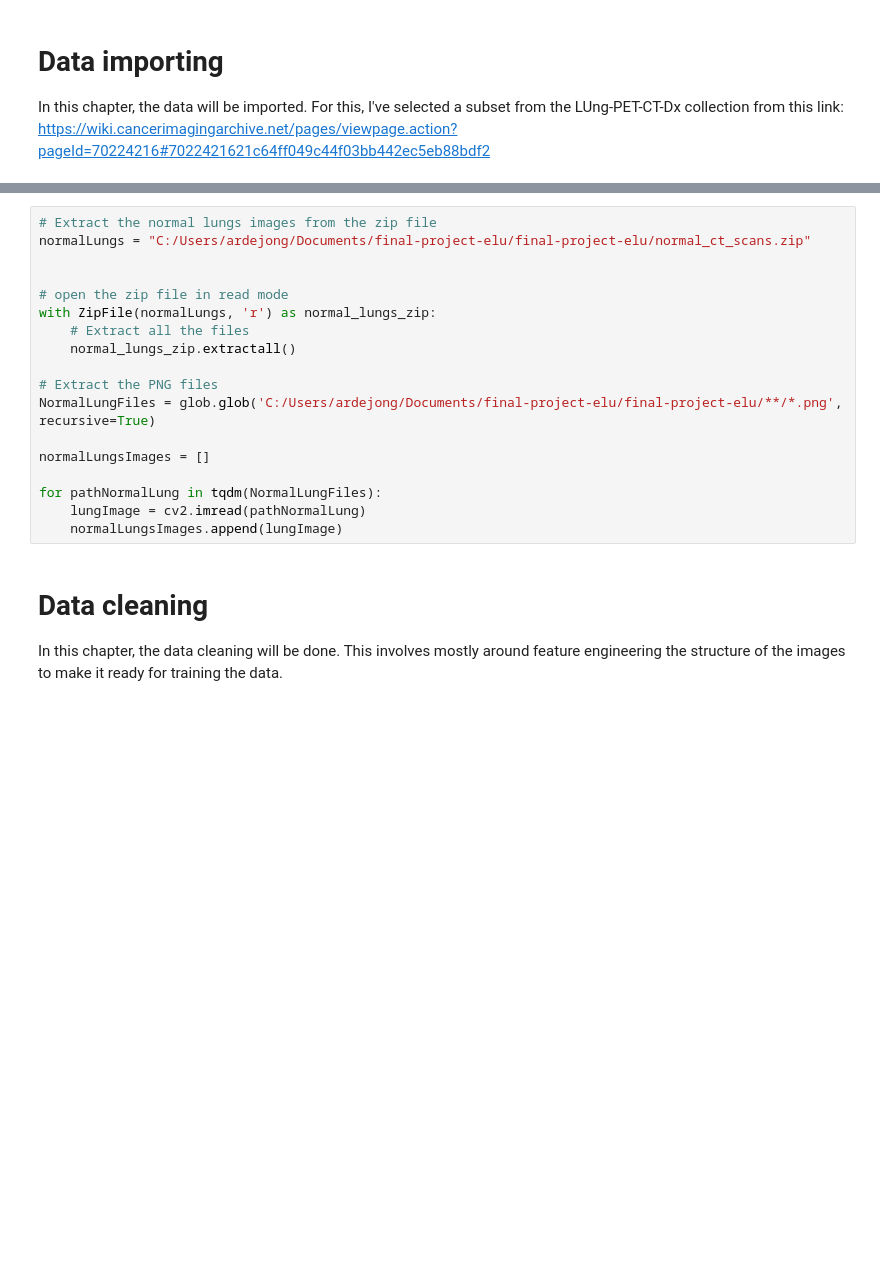
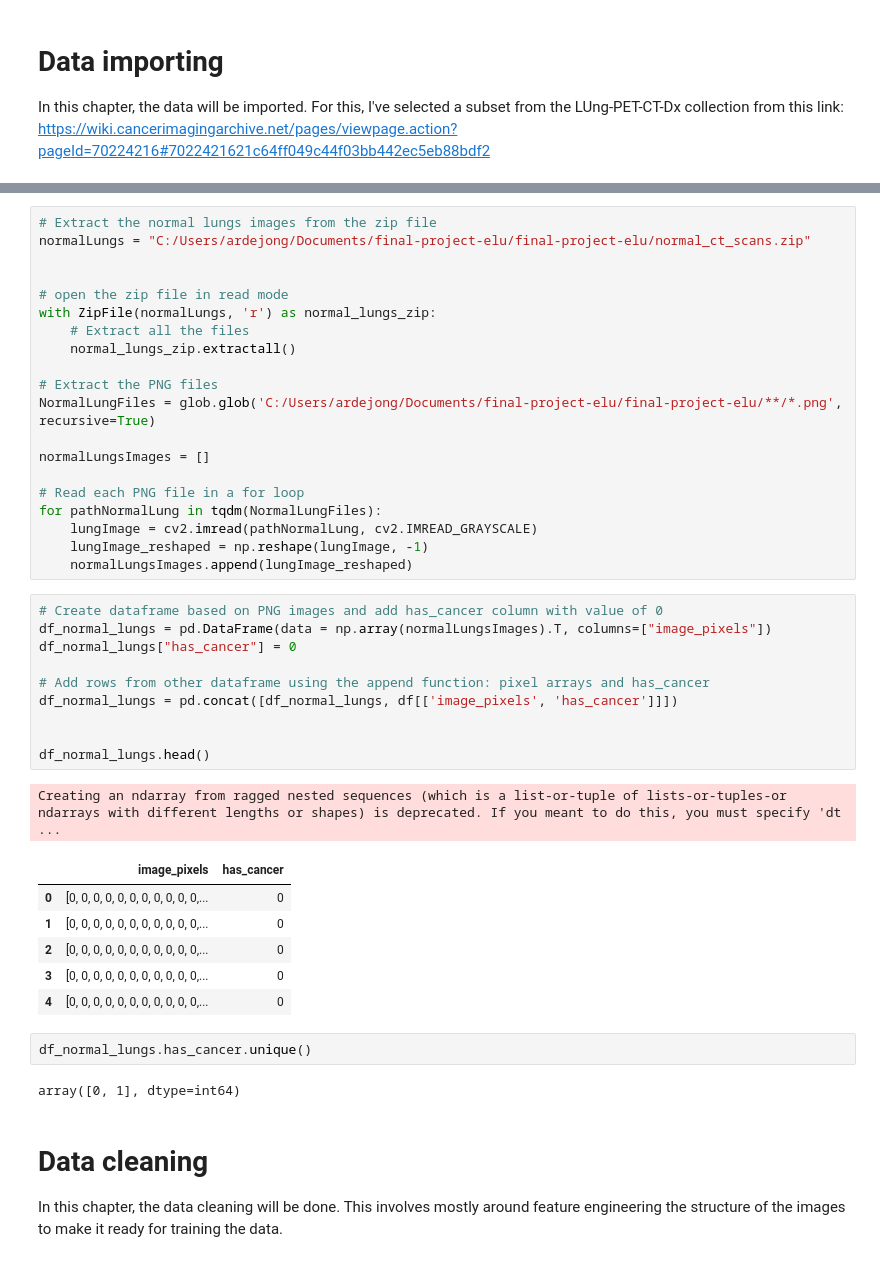
Before and after one commit to arondejong99/final-project-elu, a Jupyter notebook: final-project.ipynb, the cells around one changed output, grey strips where cells are left out. Drawn from its saved outputs; the diff is of its cells as text; blank space fills up the shorter version.

```diff
--- a/final-project.ipynb
+++ b/final-project.ipynb
@@ -79,9 +79,33 @@ NormalLungFiles = glob.glob('C:/Users/ardejong/Documents/final-project-elu/final
 
 normalLungsImages = []
 
+# Read each PNG file in a for loop
 for pathNormalLung in tqdm(NormalLungFiles):
-    lungImage = cv2.imread(pathNormalLung)
-    normalLungsImages.append(lungImage)
+    lungImage = cv2.imread(pathNormalLung, cv2.IMREAD_GRAYSCALE)
+    lungImage_reshaped = np.reshape(lungImage, -1)
+    normalLungsImages.append(lungImage_reshaped)
+# %%
+# Create dataframe based on PNG images and add has_cancer column with value of 0
+df_normal_lungs = pd.DataFrame(data = np.array(normalLungsImages).T, columns=["image_pixels"])
+df_normal_lungs["has_cancer"] = 0
+
+# Add rows from other dataframe using the append function: pixel arrays and has_cancer
+df_normal_lungs = pd.concat([df_normal_lungs, df[['image_pixels', 'has_cancer']]])
+
+
+df_normal_lungs.head()
+# %% [output]
+Creating an ndarray from ragged nested sequences (which is a list-or-tuple of lists-or-tuples-or ndarrays with different lengths or shapes) is deprecated. If you meant to do this, you must specify 'dt ...
+|  | image_pixels | has_cancer |
+| 0 | [0, 0, 0, 0, 0, 0, 0, 0, 0, 0, 0,... | 0 |
+| 1 | [0, 0, 0, 0, 0, 0, 0, 0, 0, 0, 0,... | 0 |
+| 2 | [0, 0, 0, 0, 0, 0, 0, 0, 0, 0, 0,... | 0 |
+| 3 | [0, 0, 0, 0, 0, 0, 0, 0, 0, 0, 0,... | 0 |
+| 4 | [0, 0, 0, 0, 0, 0, 0, 0, 0, 0, 0,... | 0 |
+# %%
+df_normal_lungs.has_cancer.unique()
+# %% [output]
+array([0, 1], dtype=int64)
 # %% [markdown]
 # Data cleaning
 In this chapter, the data cleaning will be done. This involves mostly around feature engineering the structure of the images to make it ready for training the data.
```
Also changed, not shown: parts of 11 cells of this notebook.
